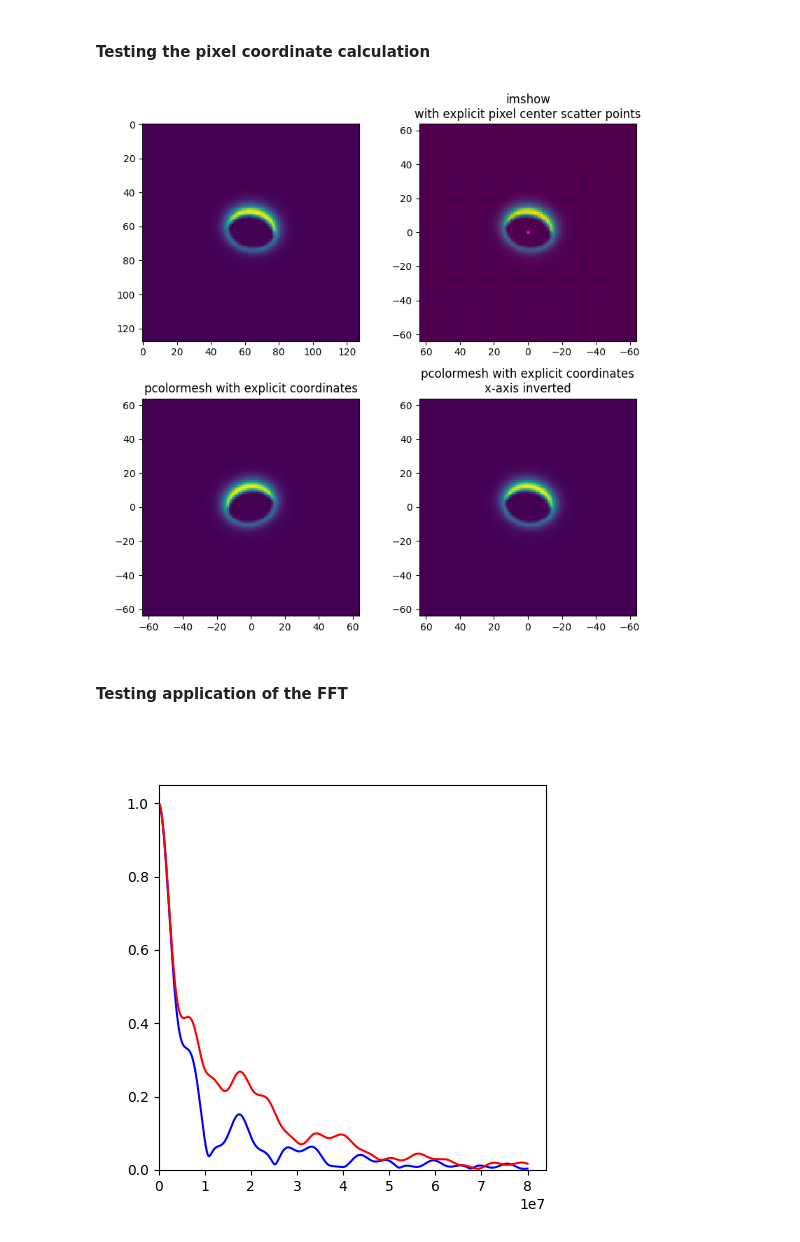
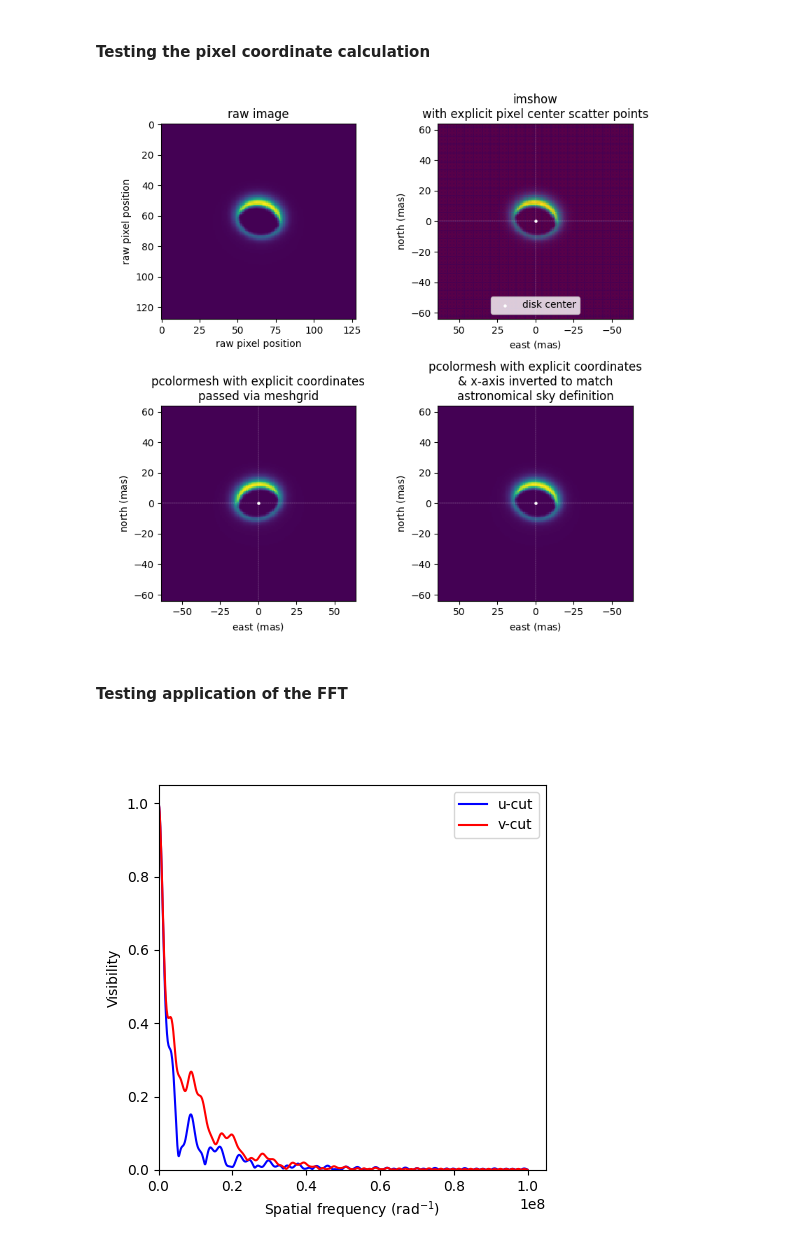
Before and after one commit to DePrinsT/organic, a Jupyter notebook: notebooks/experiments/calculate_observables.ipynb, the cells around one changed output. Drawn from its saved outputs; the diff is of its cells as text; code cells hidden in the pictures.

```diff
--- a/notebooks/experiments/calculate_observables.ipynb
+++ b/notebooks/experiments/calculate_observables.ipynb
@@ -230,13 +209,18 @@ def img_get_complex_visibilities(
 # %%
 @jax.jit(static_argnames="ps")
 def img_get_sky_coordinates(img: jax.Array, *, ps: float):
-    r"""Calculate the interferometric sky coordinates from a 2D image. Note that this
-    returns the coordinates of the centers of the pixels, not of the edges.
+    r"""Calculate the interferometric sky coordinates from a 2D image.
+
+    Note that this returns the coordinates of the centers of the pixels, not of the
+    edges. The origin point $(x, y) = (0, 0)$ (which is also the phase center of the
+    Fourier transform), is located in the geometric center of the image. For an image
+    dimension with an even amount of pixels, this means the origin is located on the
+    vertex between the two centermost pixel cells.
 
     **Arguments**
 
     - `img`: The image to calculate coordinates for. Should be a 2D image.
-    - `ps`: The pixelscale of the image in $\mathrm{mas}$.
+    - `ps`: The pixelscale of the image in $\mathrm{mas / pix}$.
 
     **Returns**
 
@@ -252,8 +236,9 @@ def img_get_sky_coordinates(img: jax.Array, *, ps: float):
 
     # NOTE: take care with the coordinate convention of optical interferometry. The
     # x-coordinate is defined from right to left in the image (from west to east), and
-    # the y-coordinate from bottom to top (south to north).
-    # Pixel indices
+    # the y-coordinate from bottom to top (south to north). The formulation below works
+    # for both uneven and even amounts of pixels in either dimension (one can also be
+    # even and the other uneven).
     j = jnp.arange(nx)
     i = jnp.arange(ny)
 
@@ -583,69 +284,92 @@ for step, batch in zip(range(nbatch), loader):
 # %% [markdown]
 #### Testing the pixel coordinate calculation
 # %%
+# Pixelscale = 1 for convenience.
+ps = 1
+
 fig, ax = plt.subplots(2, 2, figsize=(8, 8))
-
-# Pixelscale = 1.
-ps = 1
 
 # Get sky coordinates of pixel centers.
 x, y = img_get_sky_coordinates(img, ps=ps)
 X, Y = jnp.meshgrid(x, y)
 ax[0][0].imshow(img, interpolation="none")
-ax[0][0].set_title("")
+ax[0][0].set_xlabel("raw pixel position")
+ax[0][0].set_ylabel("raw pixel position")
+ax[0][0].set_title("raw image")
 
 # NOTE: when plotting with coordinates, don't forget to flip the x-axis and account for
 # an extra half pixelsize to the max/min coordinates (the extent keyword expects the
 # edges of the image, not the centers of the edge pixels).
 ax[0][1].imshow(
     img,
     interpolation="none",
     extent=[
         jnp.max(x) + ps / 2,
         jnp.min(x) - ps / 2,
         jnp.min(y) - ps / 2,
         jnp.max(y) + ps / 2,
     ],
 )
-ax[0][1].scatter(X, Y, c="r", s=0.1, alpha=0.2)
-ax[0][1].scatter(0, 0, c="magenta", s=5)
+ax[0][1].axvline(x=0, ls="--", lw=0.2, c="w")
+ax[0][1].axhline(y=0, ls="--", lw=0.2, c="w")
+ax[0][1].scatter(X, Y, c="red", s=0.1, alpha=0.2)
+ax[0][1].scatter(0, 0, c="white", s=5, label="disk center")
+ax[0][1].set_xlabel(r"east $\mathrm{(mas)}$")
+ax[0][1].set_ylabel(r"north $\mathrm{(mas)}$")
 ax[0][1].set_title("imshow\nwith explicit pixel center scatter points")
+ax[0][1].legend()
 
 ax[1][0].pcolormesh(X, Y, img)
+ax[1][0].axvline(x=0, ls="--", lw=0.2, c="w")
+ax[1][0].axhline(y=0, ls="--", lw=0.2, c="w")
+ax[1][0].scatter(0, 0, c="white", s=5)
 ax[1][0].set_aspect("equal")
-ax[1][0].set_title("pcolormesh with explicit coordinates")
+ax[1][0].set_xlabel(r"east $\mathrm{(mas)}$")
+ax[1][0].set_ylabel(r"north $\mathrm{(mas)}$")
+ax[1][0].set_title("pcolormesh with explicit coordinates\npassed via meshgrid")
 
 ax[1][1].pcolormesh(X, Y, img)
+ax[1][1].axvline(x=0, ls="--", lw=0.2, c="w")
+ax[1][1].axhline(y=0, ls="--", lw=0.2, c="w")
+ax[1][1].scatter(0, 0, c="white", s=5)
 ax[1][1].set_aspect("equal")
 ax[1][1].invert_xaxis()
-ax[1][1].set_title("pcolormesh with explicit coordinates\nx-axis inverted")
+ax[1][1].set_xlabel(r"east $\mathrm{(mas)}$")
+ax[1][1].set_ylabel(r"north $\mathrm{(mas)}$")
+ax[1][1].set_title(
+    "pcolormesh with explicit coordinates\n& x-axis inverted to match\n"
+    "astronomical sky definition"
+)
 
 plt.tight_layout()
 plt.show()
 # %% [output]
-[figure, old version]
+[figure, new version]
 # %% [markdown]
 #### Testing application of the FFT
 # %%
-u_ucut = jnp.linspace(0, 80e6, 1000)
+u_ucut = jnp.linspace(0, 100e6, 1000)
 v_ucut = jnp.zeros_like(u_ucut)
 vis_ucut = img_get_complex_visibilities(
-    img, u_ucut, v_ucut, ps=0.5 * MAS2RAD, padding=(10_000, 10_000)
+    img, u_ucut, v_ucut, ps=ps, padding=(10_000, 10_000)
 )
 
-v_vcut = jnp.linspace(0, 80e6, 1000)
+v_vcut = jnp.linspace(0, 100e6, 1000)
 u_vcut = jnp.zeros_like(v_vcut)
 vis_vcut = img_get_complex_visibilities(
-    img, u_vcut, v_vcut, ps=0.5 * MAS2RAD, padding=(10_000, 10_000)
+    img, u_vcut, v_vcut, ps=ps, padding=(10_000, 10_000)
 )
 
 
 fig, ax = plt.subplots(1, 1, figsize=(5, 5))
-ax.plot(u_ucut, jnp.abs(vis_ucut) / jnp.sum(img), c="blue")
-ax.plot(v_vcut, jnp.abs(vis_vcut) / jnp.sum(img), c="red")
+ax.plot(u_ucut, jnp.abs(vis_ucut) / jnp.sum(img), c="blue", label="u-cut")
+ax.plot(v_vcut, jnp.abs(vis_vcut) / jnp.sum(img), c="red", label="v-cut")
+ax.set_xlabel(r"Spatial frequency $\mathrm{(rad^{-1})}$")
+ax.set_ylabel(r"Visibility")
 ax.set_ylim(0)
 ax.set_xlim(0)
+ax.legend()
 plt.show()
 # %% [output]
-[figure, old version]
+[figure, new version]
 # %% [markdown]
```
Also changed, not shown: parts of 39 cells of this notebook, 8 other files.
